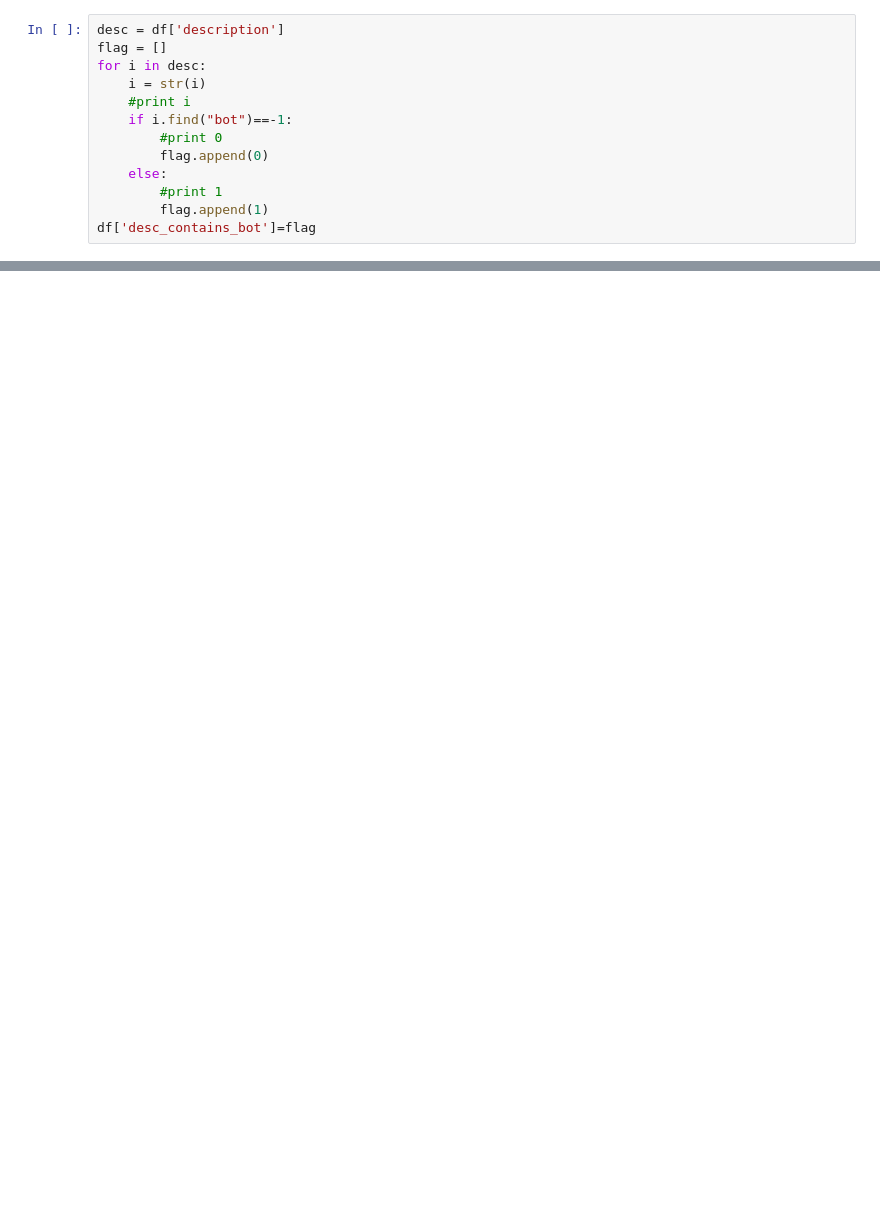
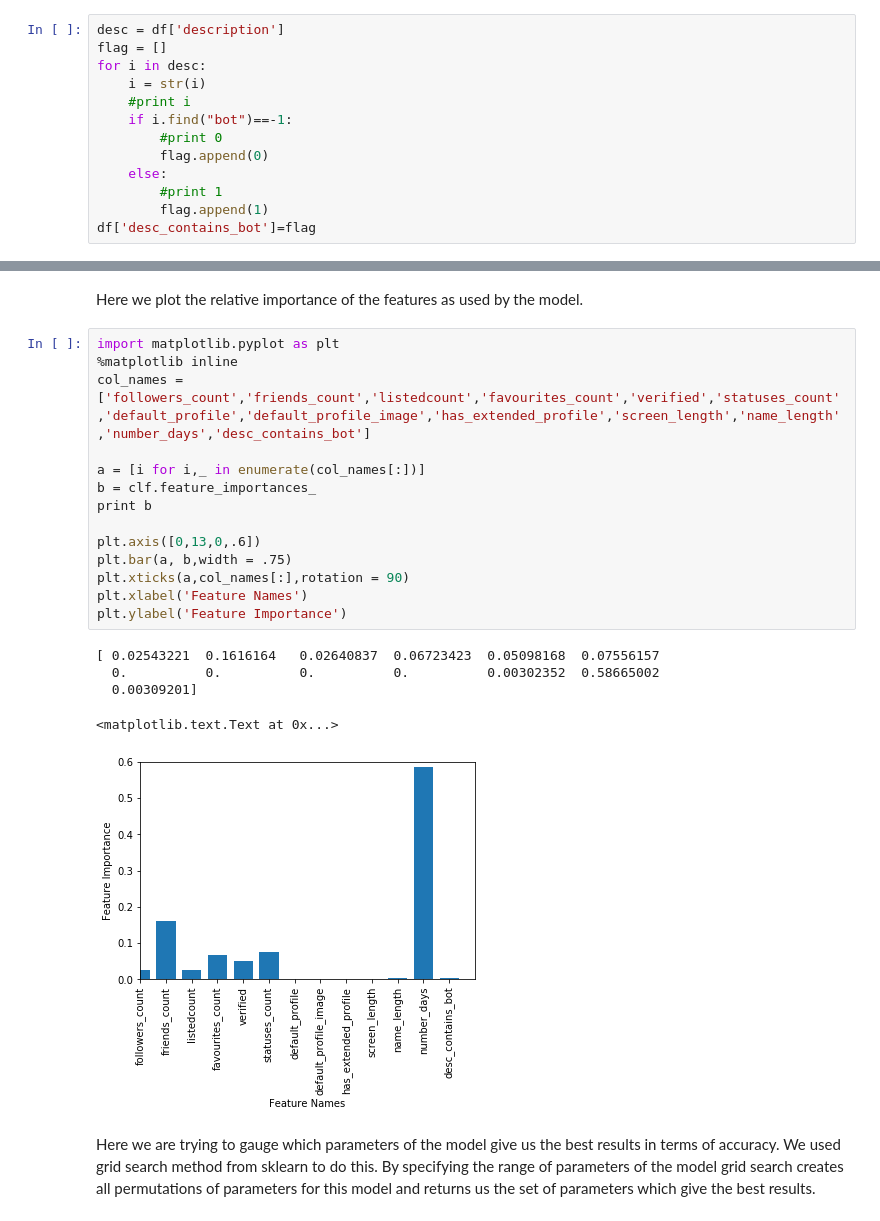
Before and after one commit to saifsahmed/ML-Project, a Jupyter notebook: algo1.ipynb, the cells around one changed output, grey strips where cells are left out. Drawn from its saved outputs; the diff is of its cells as text; blank space fills up the shorter version.

```diff
--- a/algo1.ipynb
+++ b/algo1.ipynb
@@ -202,0 +186,24 @@ kf = KFold(n_splits=5)
+# %% [markdown]
+Here we plot the relative importance of the features as used by the model.
+# %%
+import matplotlib.pyplot as plt
+%matplotlib inline
+col_names = ['followers_count','friends_count','listedcount','favourites_count','verified','statuses_count','default_profile','default_profile_image','has_extended_profile','screen_length','name_length','number_days','desc_contains_bot']
+
+a = [i for i,_ in enumerate(col_names[:])]
+b = clf.feature_importances_
+print b
+
+plt.axis([0,13,0,.6])
+plt.bar(a, b,width = .75)
+plt.xticks(a,col_names[:],rotation = 90)
+plt.xlabel('Feature Names')
+plt.ylabel('Feature Importance')
+# %% [output]
+[ 0.02543221  0.1616164   0.02640837  0.06723423  0.05098168  0.07556157
+  0.          0.          0.          0.          0.00302352  0.58665002
+  0.00309201]
+<matplotlib.text.Text at 0x...>
+[figure, added]
+# %% [markdown]
+Here we are trying to gauge which parameters of the model give us the best results in terms of accuracy. We used grid search method from sklearn to do this. By specifying the range of parameters of the model grid search creates all permutations of parameters for this model and returns us the set of parameters which give the best results.
```
Also changed, not shown: parts of 67 cells of this notebook.
